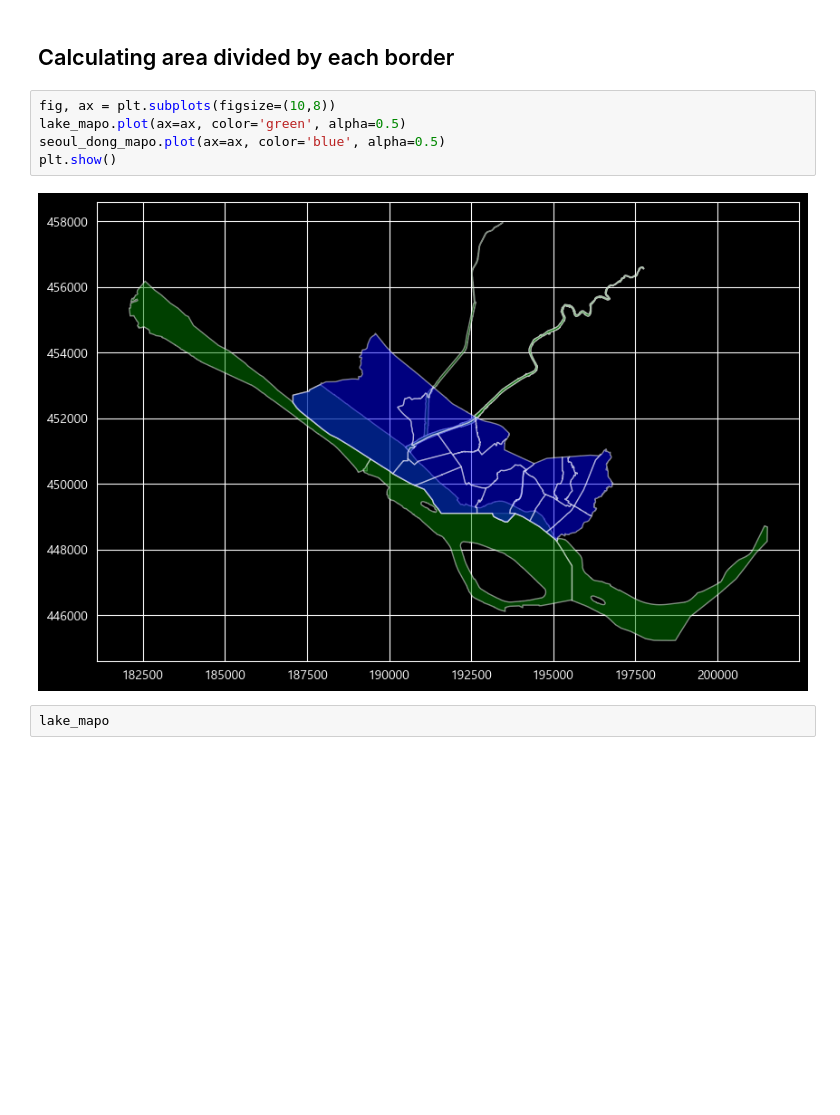
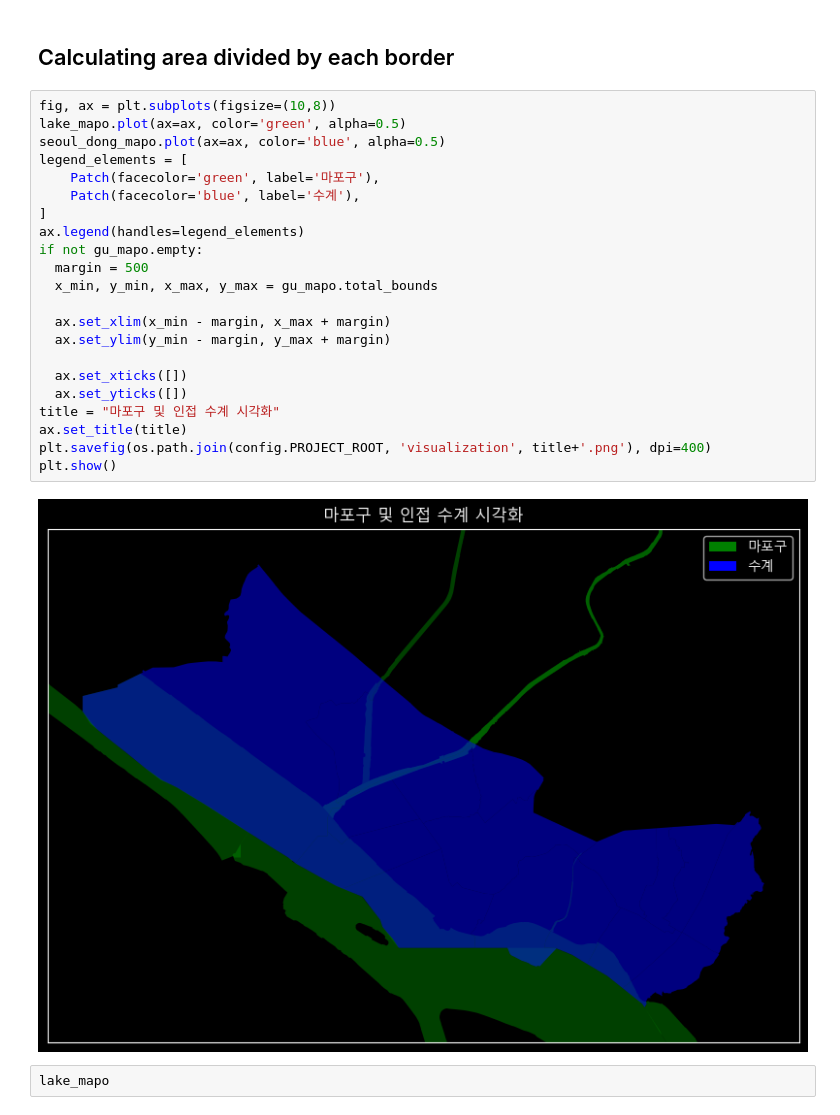
Before and after one commit to KyungMinseo1/AI-Expansion-LAB, a Jupyter notebook: notebooks/data_for_mapo.ipynb, the cells around one changed output. Saved outputs shown, nothing was run; the diff lists cells and outputs as text; blank space fills up the shorter version.

```diff
--- a/notebooks/data_for_mapo.ipynb
+++ b/notebooks/data_for_mapo.ipynb
@@ -86,10 +88,27 @@ display(seoul_dong_mapo.head(5))
 # %%
 fig, ax = plt.subplots(figsize=(10,8))
 lake_mapo.plot(ax=ax, color='green', alpha=0.5)
 seoul_dong_mapo.plot(ax=ax, color='blue', alpha=0.5)
+legend_elements = [
+    Patch(facecolor='green', label='마포구'),
+    Patch(facecolor='blue', label='수계'),
+]
+ax.legend(handles=legend_elements)
+if not gu_mapo.empty:
+  margin = 500
+  x_min, y_min, x_max, y_max = gu_mapo.total_bounds
+
+  ax.set_xlim(x_min - margin, x_max + margin)
+  ax.set_ylim(y_min - margin, y_max + margin)
+
+  ax.set_xticks([])
+  ax.set_yticks([])
+title = "마포구 및 인접 수계 시각화"
+ax.set_title(title)
+plt.savefig(os.path.join(config.PROJECT_ROOT, 'visualization', title+'.png'), dpi=400)
 plt.show()
 # %% [output]
-[figure, old version]
+[figure, new version]
 # %%
 lake_mapo
 # %% [output]
```
Also changed, not shown: parts of 14 cells of this notebook.
